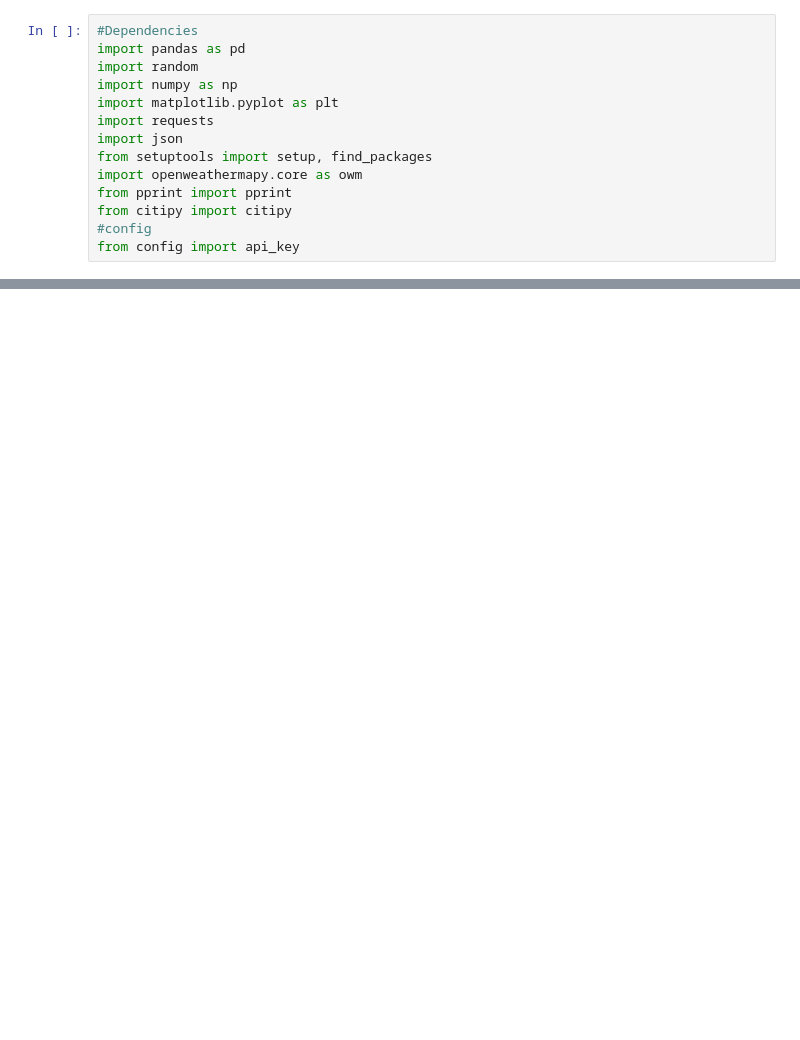
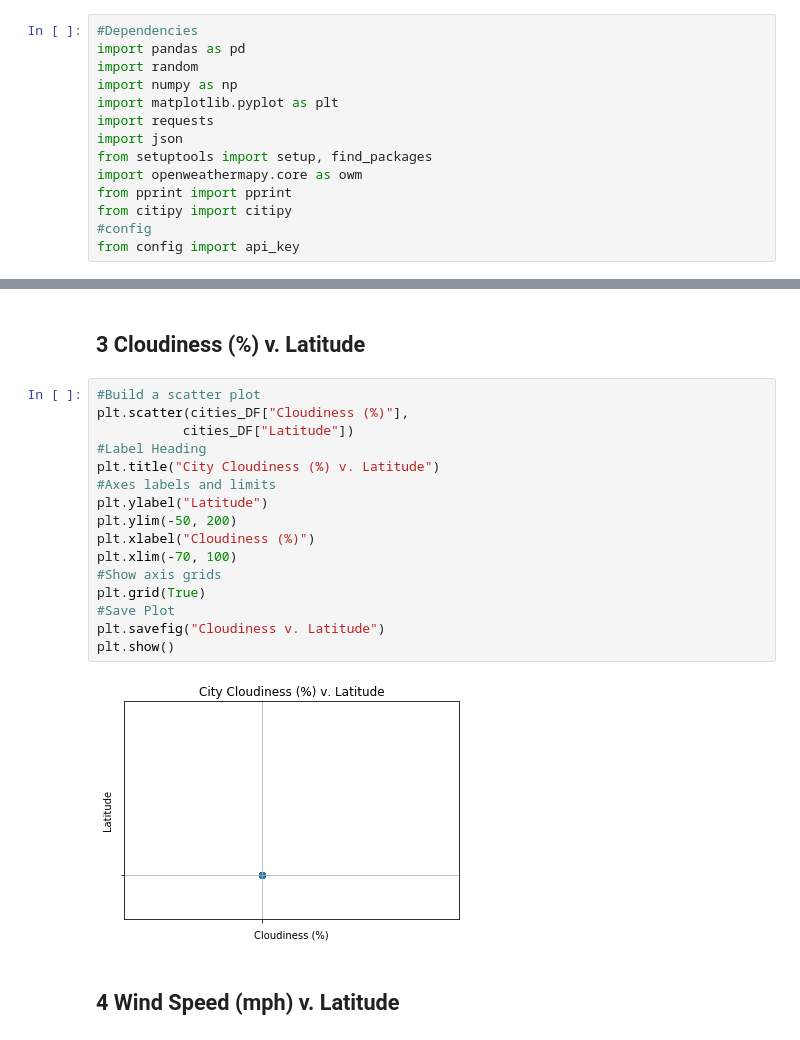
Before and after one commit to FutureGM/citiPy, a Jupyter notebook: WeatherPy.ipynb, the cells around one changed output, grey strips where cells are left out. Drawn from its saved outputs; the diff is of its cells as text; blank space fills up the shorter version.

```diff
--- a/WeatherPy.ipynb
+++ b/WeatherPy.ipynb
@@ -231,0 +335,22 @@ KeyError: 'City Name'
+# %% [markdown]
+## 3 Cloudiness (%) v. Latitude
+# %%
+#Build a scatter plot
+plt.scatter(cities_DF["Cloudiness (%)"],
+           cities_DF["Latitude"])
+#Label Heading
+plt.title("City Cloudiness (%) v. Latitude")
+#Axes labels and limits
+plt.ylabel("Latitude")
+plt.ylim(-50, 200)
+plt.xlabel("Cloudiness (%)")
+plt.xlim(-70, 100)
+#Show axis grids
+plt.grid(True)
+#Save Plot
+plt.savefig("Cloudiness v. Latitude")
+plt.show()
+# %% [output]
+[figure, added]
+# %% [markdown]
+## 4 Wind Speed (mph) v. Latitude
```
Also changed, not shown: parts of 28 cells of this notebook, 4 other files.
